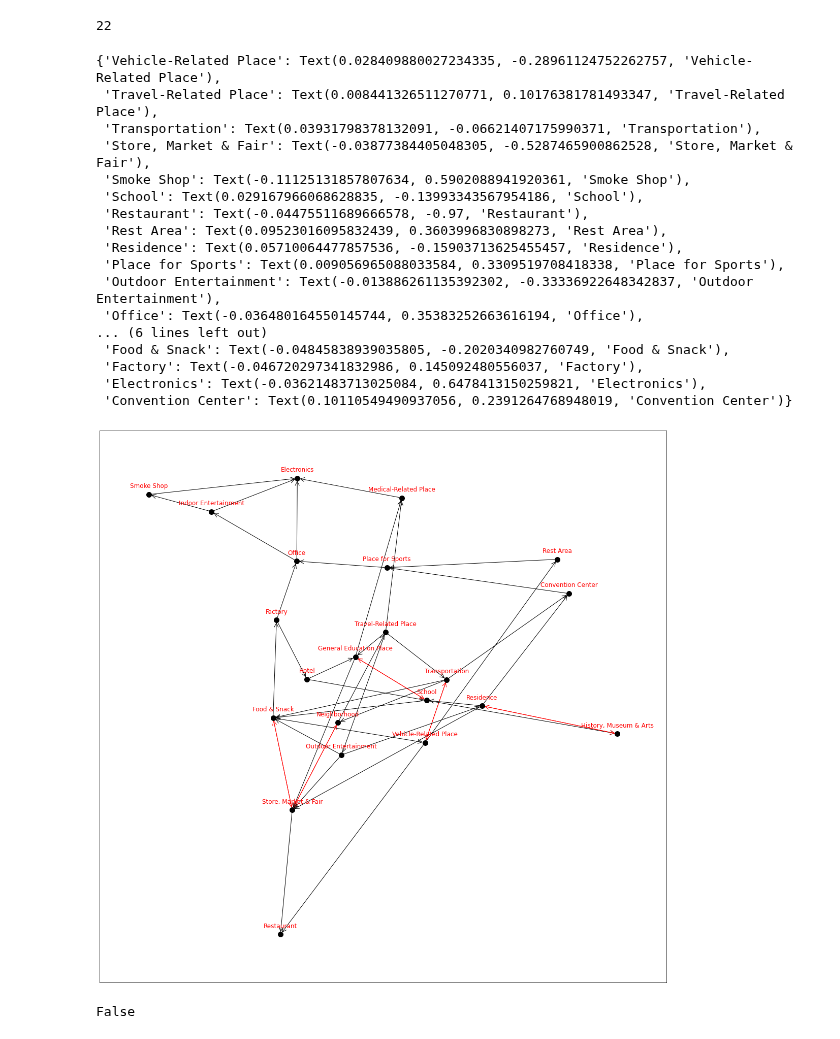
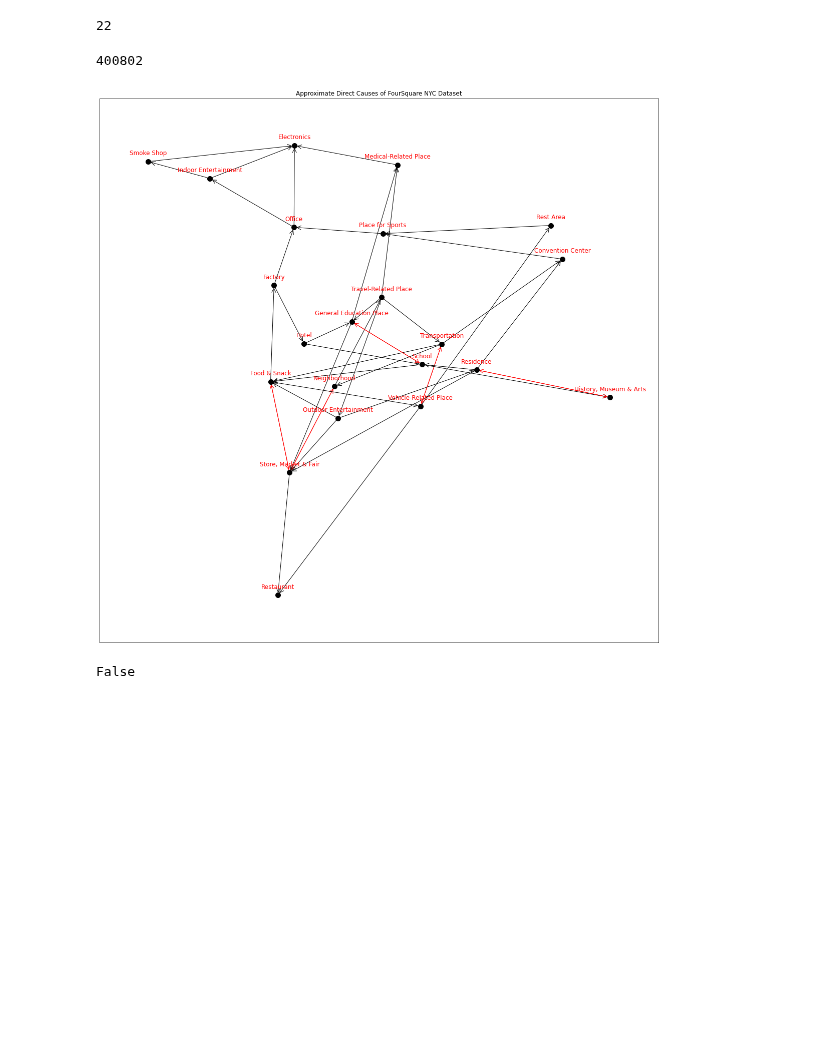
Before and after one commit to SU-Hongs/UROP_mining, a Jupyter notebook: FourSquare/r_4sq_result.ipynb, the cells around one changed output. Saved outputs shown, nothing was run; the diff lists cells and outputs as text; code cells hidden in the pictures; blank space fills up the shorter version.

Commit message:
add causal chains visualization

```diff
--- a/FourSquare/r_4sq_result.ipynb
+++ b/FourSquare/r_4sq_result.ipynb
@@ -145,53 +145,42 @@ import numpy as np
 import matplotlib.pyplot as plt
 
 def nudge(pos, x_shift, y_shift):
     return {n:(x + x_shift, y + y_shift) for n,(x,y) in pos.items()}
 
 G = nx.DiGraph(directed=True)
 G.add_nodes_from(list(direct_causes.keys()))
 cause_list=[(granger_causes[k][c_idx],k) for k,v in direct_causes.items() for c_idx in v]
 G.add_edges_from(cause_list)
 edges=list(G.edges)
 edge_colors=[]
 for e in edges:
     if (e[1],e[0]) in edges: edge_colors.append('red')
     else: edge_colors.append('black')
 options = {
     'node_color': 'black',
     'node_size': 100,
     'width': 1,
     'arrowstyle': '->',
     'arrowsize': 20,
     'font_color': 'blue',
     'font_size': 10,
 }
 plt.figure(1,figsize=(20,20))
-# seed=np.random.randint(0,1e6) # 310916, 883881
-# print(seed)
+plt.title('Approximate Direct Causes of FourSquare NYC Dataset')
+seed=np.random.randint(0,1e6) # 310916, 883881
+print(seed)
 my_pos = nx.spring_layout(G, seed = 883881)
+# my_pos = nx.spring_layout(G, seed = seed)
 pos_nodes = nudge(my_pos, 0, 0.03)
 # nx.draw_networkx(G, pos=my_pos, arrows=True, with_labels=True, **options)
 nx.draw_networkx(G, pos=my_pos, arrows=True, with_labels=False, edge_color=edge_colors, **options)
 nx.draw_networkx_labels(G, pos=pos_nodes,font_color='red')
+# plt.tight_layout()
+plt.savefig('Causal-Chains.jpg',format='jpg')
+plt.show()
 # %% [output]
-{'Vehicle-Related Place': Text(0.028409880027234335, -0.28961124752262757, 'Vehicle-Related Place'),
- 'Travel-Related Place': Text(0.008441326511270771, 0.10176381781493347, 'Travel-Related Place'),
- 'Transportation': Text(0.03931798378132091, -0.06621407175990371, 'Transportation'),
- 'Store, Market & Fair': Text(-0.03877384405048305, -0.5287465900862528, 'Store, Market & Fair'),
- 'Smoke Shop': Text(-0.11125131857807634, 0.5902088941920361, 'Smoke Shop'),
- 'School': Text(0.029167966068628835, -0.13993343567954186, 'School'),
- 'Restaurant': Text(-0.04475511689666578, -0.97, 'Restaurant'),
- 'Rest Area': Text(0.09523016095832439, 0.3603996830898273, 'Rest Area'),
- 'Residence': Text(0.05710064477857536, -0.15903713625455457, 'Residence'),
- 'Place for Sports': Text(0.009056965088033584, 0.3309519708418338, 'Place for Sports'),
- 'Outdoor Entertainment': Text(-0.013886261135392302, -0.33336922648342837, 'Outdoor Entertainment'),
- 'Office': Text(-0.036480164550145744, 0.35383252663616194, 'Office'),
-... (6 lines left out)
- 'Food & Snack': Text(-0.04845838939035805, -0.2020340982760749, 'Food & Snack'),
- 'Factory': Text(-0.046720297341832986, 0.145092480556037, 'Factory'),
- 'Electronics': Text(-0.03621483713025084, 0.6478413150259821, 'Electronics'),
- 'Convention Center': Text(0.10110549490937056, 0.2391264768948019, 'Convention Center')}
+400802
-[figure, old version]
+[figure, new version]
 # %%
 nx.is_directed_acyclic_graph(G)
 # %% [output]
```
Also changed, not shown: parts of 1 cell of this notebook, 1 other file.
